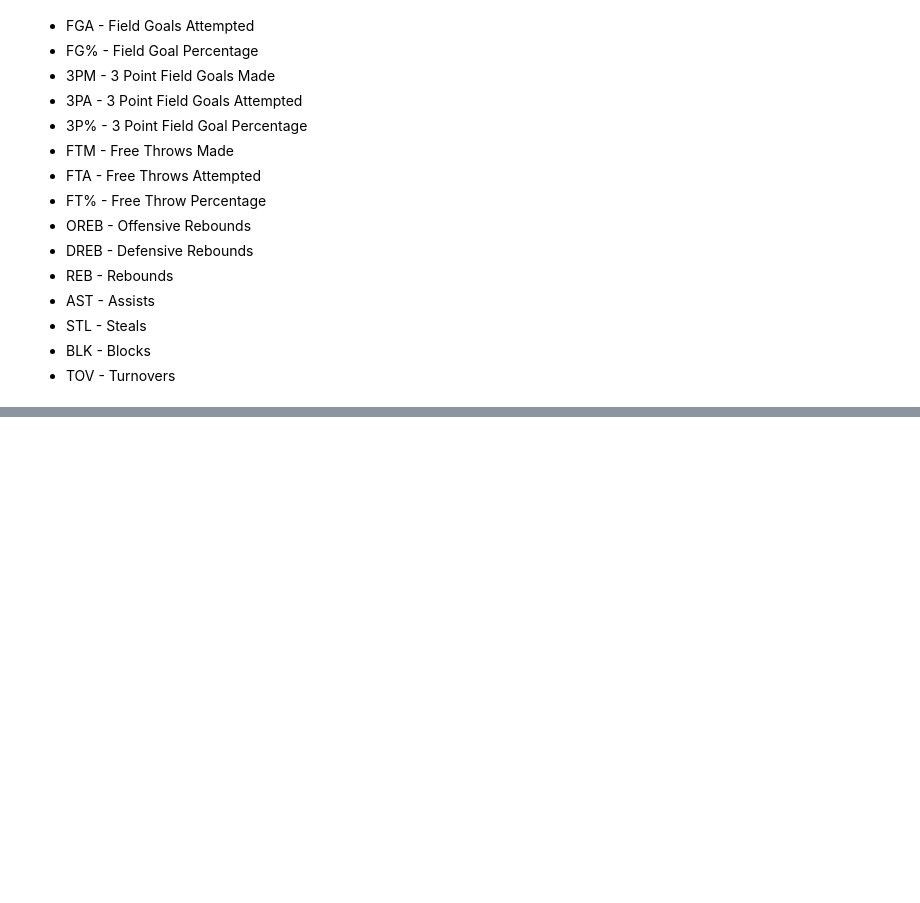
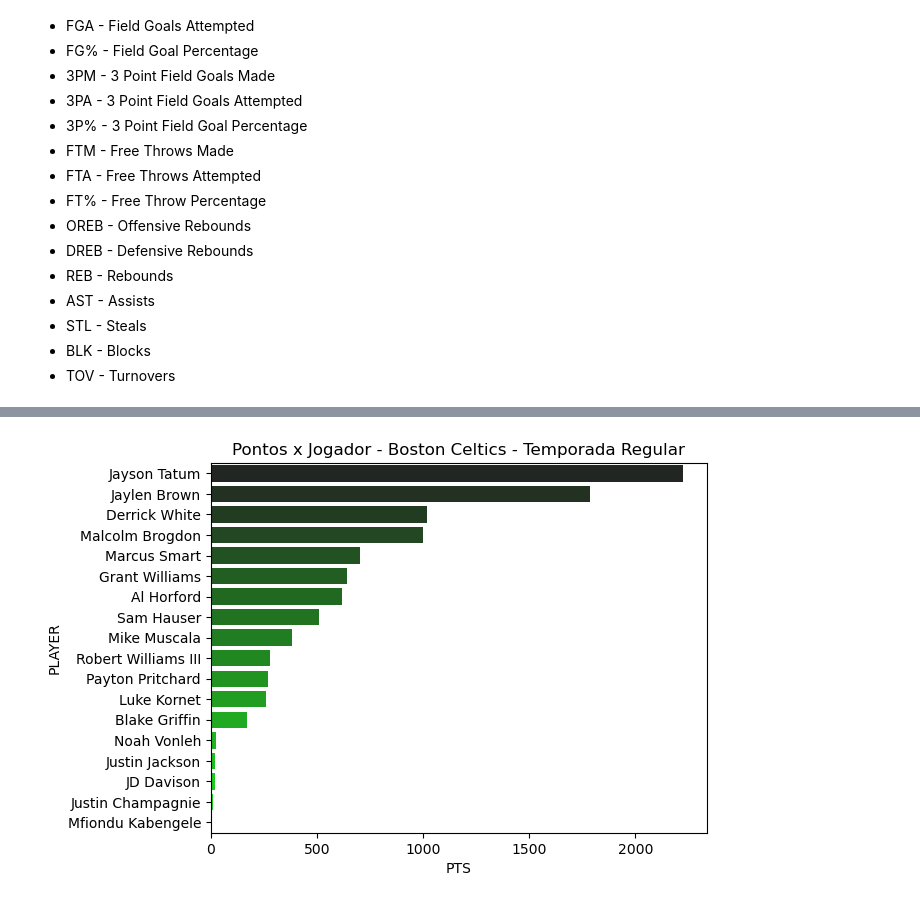
Before and after one commit to lpoggetto/analise_nba, a Jupyter notebook: estudo_liga_nba/analise_nba.ipynb, the cells around one changed output, grey strips where cells are left out. Drawn from its saved outputs; the diff is of its cells as text; code cells hidden in the pictures; blank space fills up the shorter version.

Commit message:
Iniciando analise da temporada 2022-23

```diff
--- a/estudo_liga_nba/analise_nba.ipynb
+++ b/estudo_liga_nba/analise_nba.ipynb
@@ -21,7 +21,8 @@ df_final = pd.DataFrame(columns=colunas_iniciais) # iniciando o dataframe
 
 # parametros api
 tipo_season = ['Regular%20Season', 'Playoffs'] # tipo de temporada
-year = ['2010-11', '2011-12', '2012-13', '2013-14', '2014-15', '2015-16', '2016-17', '2017-18', '2018-19', '2019-20', '2020-21','2021-22', '2022-23'] # ano da temporada
+# '2010-11', '2011-12', '2012-13', '2013-14', '2014-15', '2015-16', '2016-17', '2017-18', '2018-19', '2019-20', '2020-21','2021-22',
+year = ['2022-23'] # ano da temporada
 
 for y in year: # iterando lista de anos de temporada
     for t in tipo_season: # iterando tipos de temporada playoff ou regular
@@ -90,3 +77,5 @@ df_final.head()
+# %%
+df_final['SEASON'].replace('Regular%20Season', 'Regular_Season', inplace = True)
 # %%
 df_final.info()
 # %% [output]
@@ -109,0 +101,6 @@ memory usage: 2.2+ MB
+# %%
+# 1610612738 - Celtics
+tbl_celtics = df_final[df_final['TEAM_ID'] == 1610612738]
+# %%
+pontos_celtics = tbl_celtics.query('SEASON == "Regular_Season"').groupby('PLAYER')['PTS'].sum().sort_values(ascending=False).reset_index()
+pontos_celtics
@@ -109,0 +125,11 @@ memory usage: 2.2+ MB
+# %%
+ax = sns.barplot(data = pontos_celtics,
+            x = 'PTS',
+            y = 'PLAYER',
+            palette = "dark:#00FF00")
+
+ax.set_title('Pontos x Jogador - Boston Celtics - Temporada Regular')
+
+plt.show()
+# %% [output]
+[figure, added]
```
Also changed, not shown: parts of 16 cells of this notebook.
